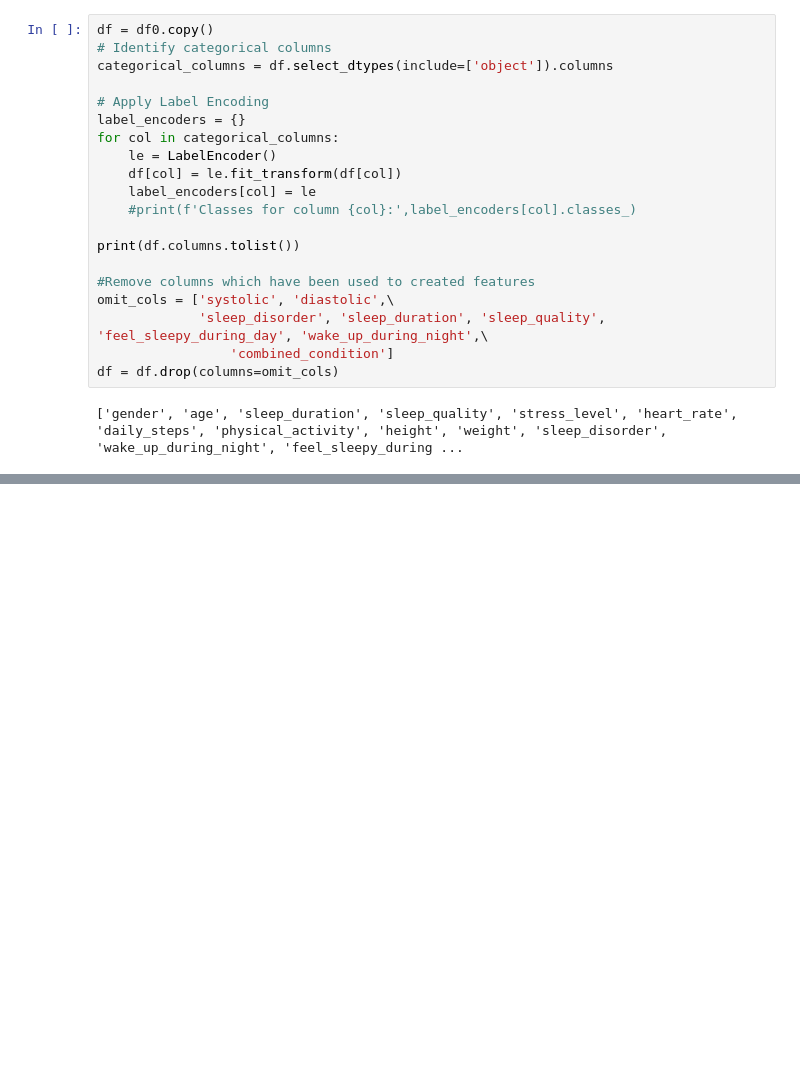
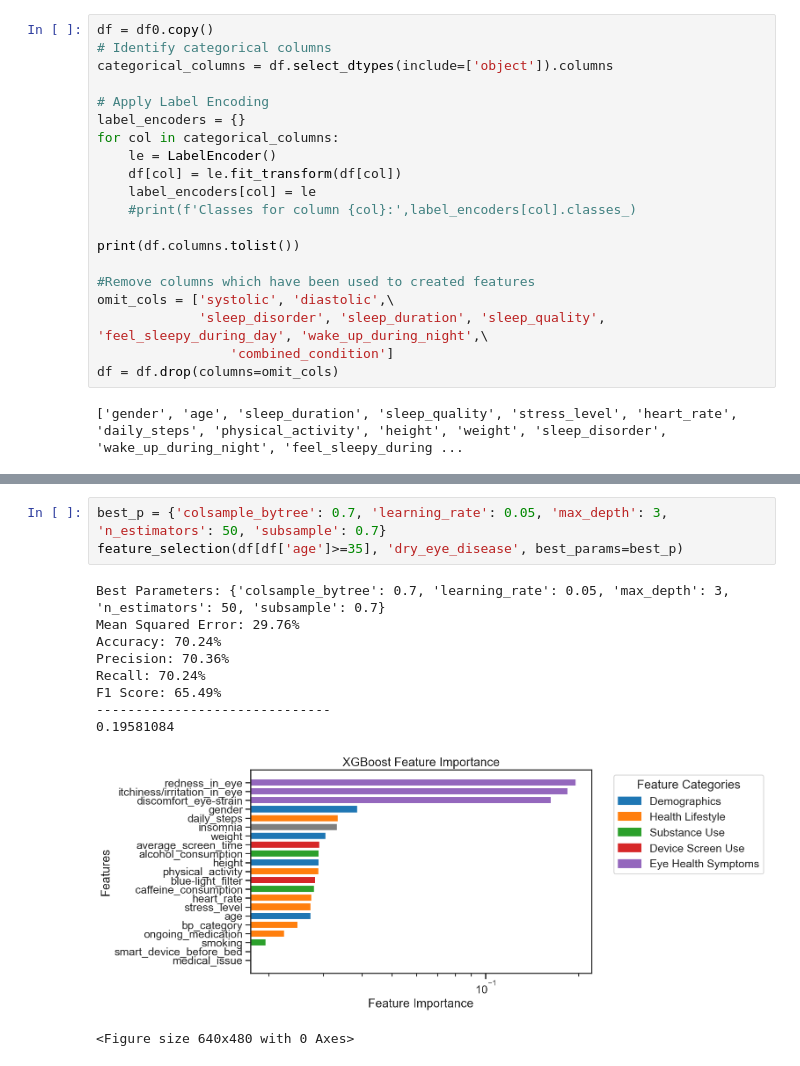
Before and after one commit to debanjan-cosmo/Erdos_Data_Science_Project_2025, a Jupyter notebook: 03_Feature_Selection.ipynb, the cells around one changed output, grey strips where cells are left out. Drawn from its saved outputs; the diff is of its cells as text; blank space fills up the shorter version.

```diff
--- a/03_Feature_Selection.ipynb
+++ b/03_Feature_Selection.ipynb
@@ -154,0 +177,14 @@ Test MSE: 0.21589531004428864
+# %%
+best_p = {'colsample_bytree': 0.7, 'learning_rate': 0.05, 'max_depth': 3, 'n_estimators': 50, 'subsample': 0.7}
+feature_selection(df[df['age']>=35], 'dry_eye_disease', best_params=best_p)
+# %% [output]
+Best Parameters: {'colsample_bytree': 0.7, 'learning_rate': 0.05, 'max_depth': 3, 'n_estimators': 50, 'subsample': 0.7}
+Mean Squared Error: 29.76%
+Accuracy: 70.24%
+Precision: 70.36%
+Recall: 70.24%
+F1 Score: 65.49%
+------------------------------
+0.19581084
+[figure, added]
+<Figure size 640x480 with 0 Axes>
```
Also changed, not shown: parts of 15 cells of this notebook, 2 other files.
